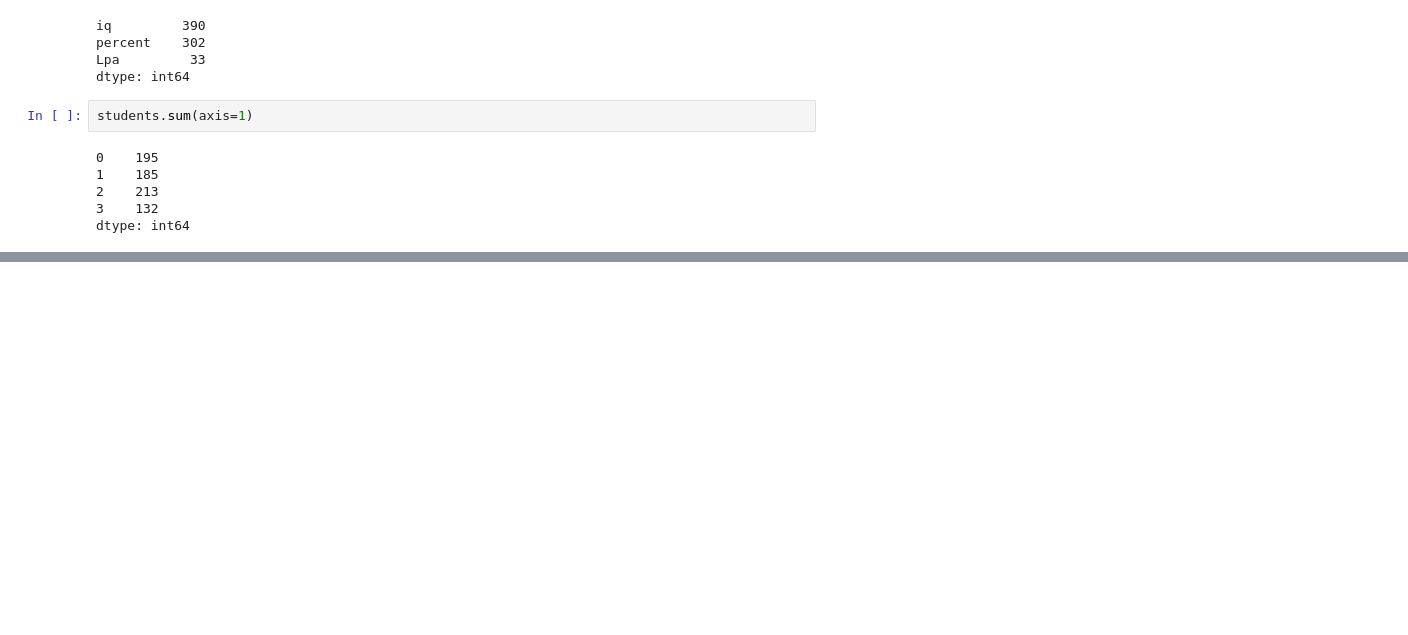
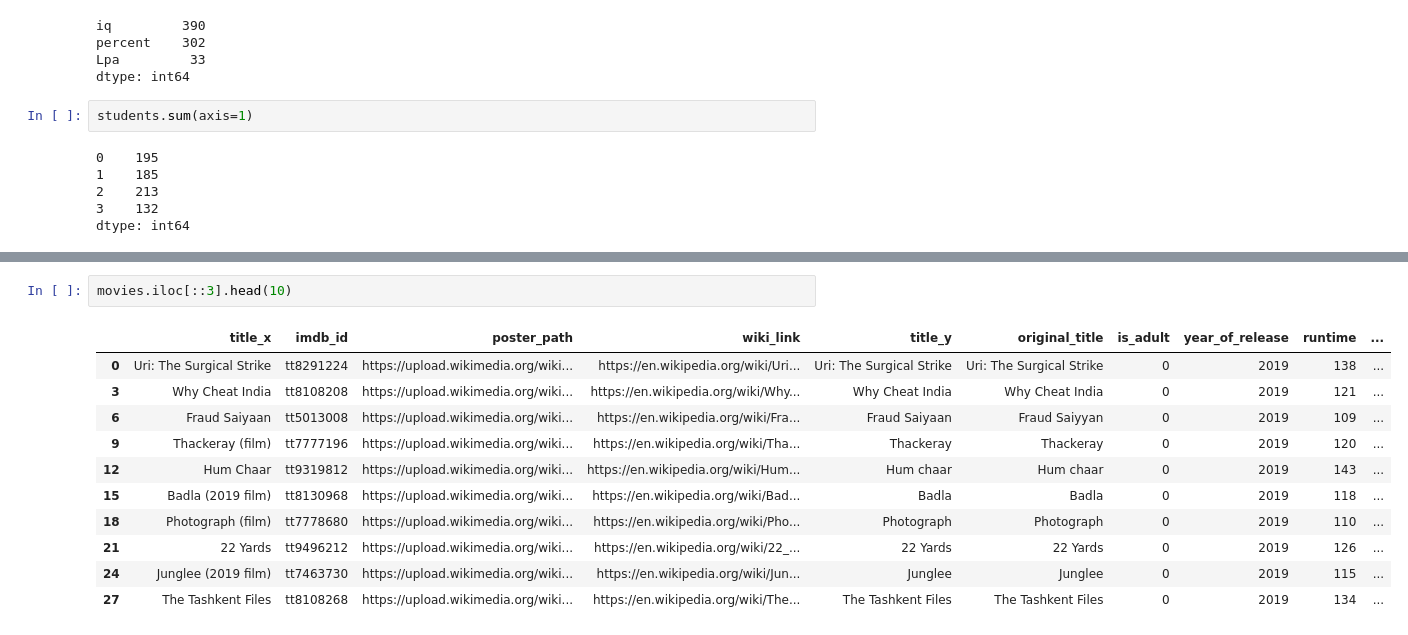
Before and after one commit to Aryan-Kamboj11/Python-Pandas, a Jupyter notebook: Pandas DataFrame.ipynb, the cells around one changed output, grey strips where cells are left out. Saved outputs shown, nothing was run; the diff lists cells and outputs as text; blank space fills up the shorter version.

Commit message:
Added the concept of iloc

```diff
--- a/Pandas DataFrame.ipynb
+++ b/Pandas DataFrame.ipynb
@@ -277,0 +350,14 @@ dtype: int64
+# %%
+movies.iloc[::3].head(10)
+# %% [output]
+|  | title_x | imdb_id | poster_path | wiki_link | title_y | original_title | is_adult | year_of_release | runtime | ... |
+| 0 | Uri: The Surgical Strike | tt8291224 | https://upload.wikimedia.org/wiki... | https://en.wikipedia.org/wiki/Uri... | Uri: The Surgical Strike | Uri: The Surgical Strike | 0 | 2019 | 138 | ... |
+| 3 | Why Cheat India | tt8108208 | https://upload.wikimedia.org/wiki... | https://en.wikipedia.org/wiki/Why... | Why Cheat India | Why Cheat India | 0 | 2019 | 121 | ... |
+| 6 | Fraud Saiyaan | tt5013008 | https://upload.wikimedia.org/wiki... | https://en.wikipedia.org/wiki/Fra... | Fraud Saiyaan | Fraud Saiyyan | 0 | 2019 | 109 | ... |
+| 9 | Thackeray (film) | tt7777196 | https://upload.wikimedia.org/wiki... | https://en.wikipedia.org/wiki/Tha... | Thackeray | Thackeray | 0 | 2019 | 120 | ... |
+| 12 | Hum Chaar | tt9319812 | https://upload.wikimedia.org/wiki... | https://en.wikipedia.org/wiki/Hum... | Hum chaar | Hum chaar | 0 | 2019 | 143 | ... |
+| 15 | Badla (2019 film) | tt8130968 | https://upload.wikimedia.org/wiki... | https://en.wikipedia.org/wiki/Bad... | Badla | Badla | 0 | 2019 | 118 | ... |
+| 18 | Photograph (film) | tt7778680 | https://upload.wikimedia.org/wiki... | https://en.wikipedia.org/wiki/Pho... | Photograph | Photograph | 0 | 2019 | 110 | ... |
+| 21 | 22 Yards | tt9496212 | https://upload.wikimedia.org/wiki... | https://en.wikipedia.org/wiki/22_... | 22 Yards | 22 Yards | 0 | 2019 | 126 | ... |
+| 24 | Junglee (2019 film) | tt7463730 | https://upload.wikimedia.org/wiki... | https://en.wikipedia.org/wiki/Jun... | Junglee | Junglee | 0 | 2019 | 115 | ... |
+| 27 | The Tashkent Files | tt8108268 | https://upload.wikimedia.org/wiki... | https://en.wikipedia.org/wiki/The... | The Tashkent Files | The Tashkent Files | 0 | 2019 | 134 | ... |
```
Also changed, not shown: parts of 6 cells of this notebook.
